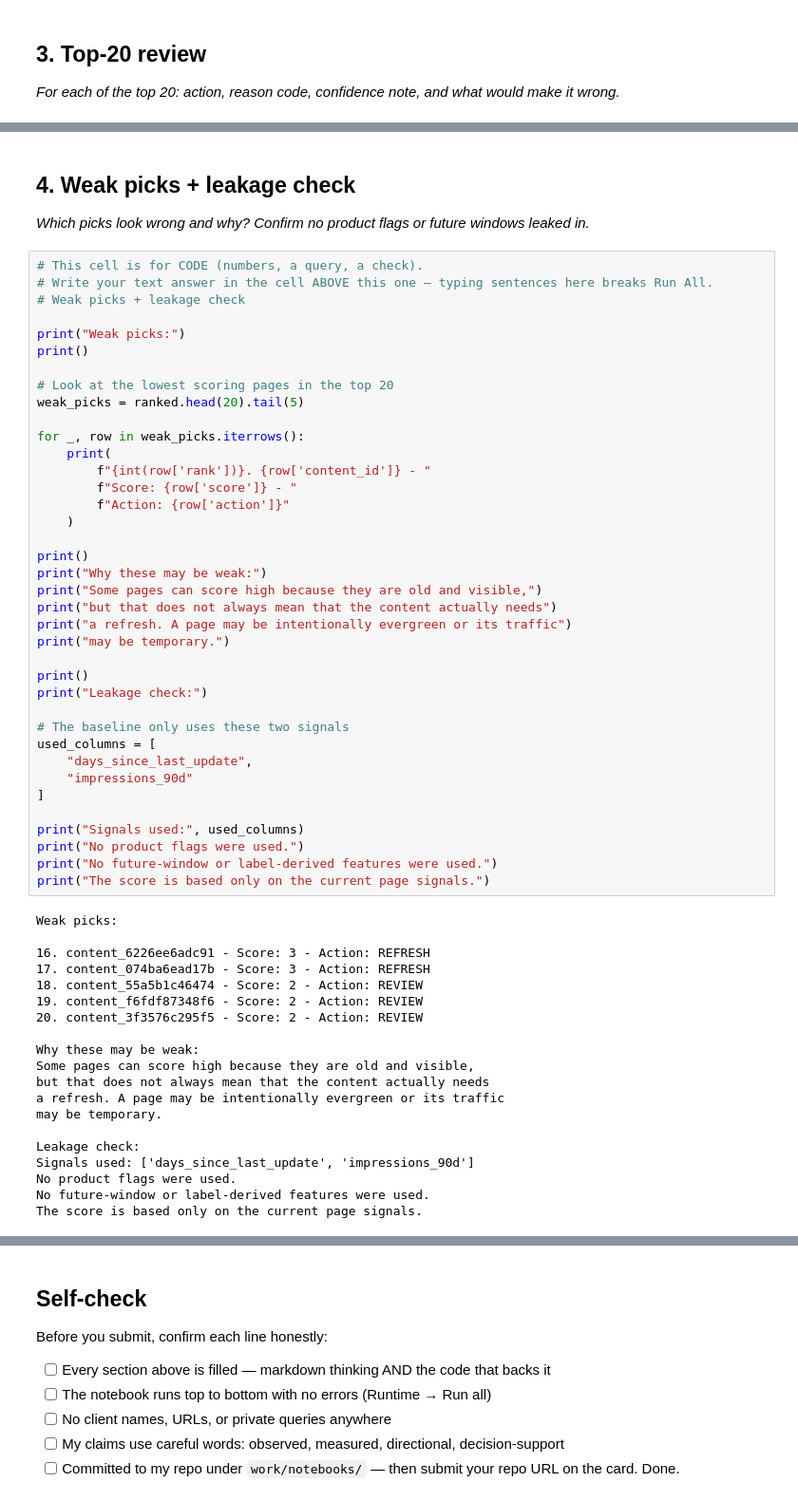
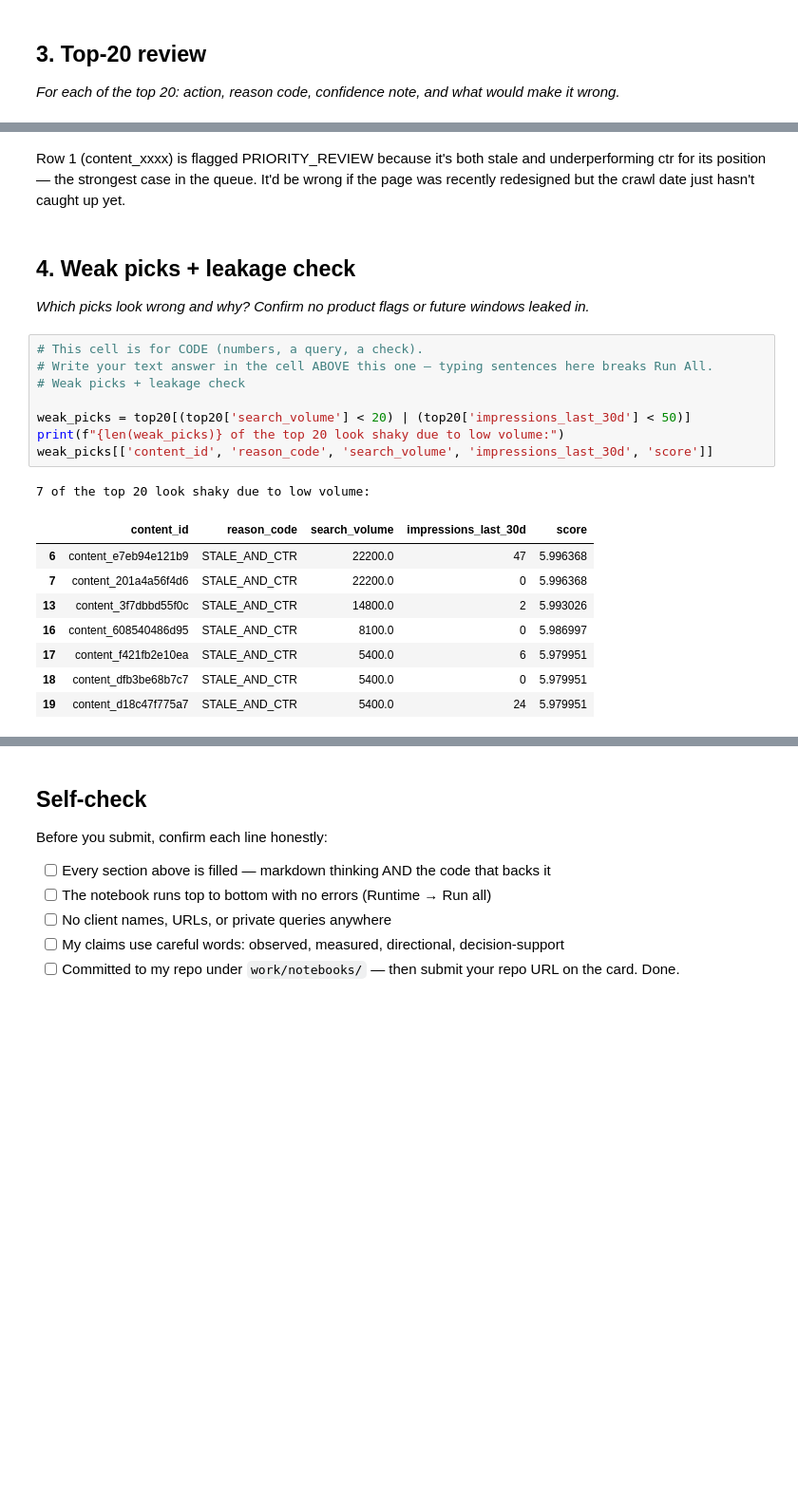
Before and after one commit to ishigupgta1234-ux/flyrank-ml-internship, a Jupyter notebook: work/notebooks/w04_baseline_score.ipynb, the cells around one changed output, grey strips where cells are left out. Shown at 95% size. Drawn from its saved outputs; the diff is of its cells as text; blank space fills up the shorter version.

```diff
--- a/work/notebooks/w04_baseline_score.ipynb
+++ b/work/notebooks/w04_baseline_score.ipynb
@@ -162,3 +185,7 @@ for i, row in top20.iterrows():
+# %% [markdown]
+Row 1 (content_xxxx) is flagged PRIORITY_REVIEW because it's both stale and
+underperforming ctr for its position — the strongest case in the queue. It'd be wrong
+if the page was recently redesigned but the crawl date just hasn't caught up yet.
 # %% [markdown]
 ## 4. Weak picks + leakage check
 
@@ -166,58 +193,18 @@ for i, row in top20.iterrows():
 # %%
 # This cell is for CODE (numbers, a query, a check).
 # Write your text answer in the cell ABOVE this one — typing sentences here breaks Run All.
 # Weak picks + leakage check
 
-print("Weak picks:")
-print()
-
-# Look at the lowest scoring pages in the top 20
-weak_picks = ranked.head(20).tail(5)
-
-for _, row in weak_picks.iterrows():
-    print(
-        f"{int(row['rank'])}. {row['content_id']} - "
-        f"Score: {row['score']} - "
-        f"Action: {row['action']}"
-    )
-
-print()
-print("Why these may be weak:")
-print("Some pages can score high because they are old and visible,")
-print("but that does not always mean that the content actually needs")
-print("a refresh. A page may be intentionally evergreen or its traffic")
-print("may be temporary.")
-
-print()
-print("Leakage check:")
-
-# The baseline only uses these two signals
-used_columns = [
-    "days_since_last_update",
-    "impressions_90d"
-]
-
-print("Signals used:", used_columns)
-print("No product flags were used.")
-print("No future-window or label-derived features were used.")
-print("The score is based only on the current page signals.")
+weak_picks = top20[(top20['search_volume'] < 20) | (top20['impressions_last_30d'] < 50)]
+print(f"{len(weak_picks)} of the top 20 look shaky due to low volume:")
+weak_picks[['content_id', 'reason_code', 'search_volume', 'impressions_last_30d', 'score']]
 # %% [output]
-Weak picks:
-
-16. content_6226ee6adc91 - Score: 3 - Action: REFRESH
-17. content_074ba6ead17b - Score: 3 - Action: REFRESH
-18. content_55a5b1c46474 - Score: 2 - Action: REVIEW
-19. content_f6fdf87348f6 - Score: 2 - Action: REVIEW
-20. content_3f3576c295f5 - Score: 2 - Action: REVIEW
-
-Why these may be weak:
-Some pages can score high because they are old and visible,
-but that does not always mean that the content actually needs
-a refresh. A page may be intentionally evergreen or its traffic
-may be temporary.
-
-Leakage check:
-Signals used: ['days_since_last_update', 'impressions_90d']
-No product flags were used.
-No future-window or label-derived features were used.
-The score is based only on the current page signals.
+7 of the top 20 look shaky due to low volume:
+|  | content_id | reason_code | search_volume | impressions_last_30d | score |
+| 6 | content_e7eb94e121b9 | STALE_AND_CTR | 22200.0 | 47 | 5.996368 |
+| 7 | content_201a4a56f4d6 | STALE_AND_CTR | 22200.0 | 0 | 5.996368 |
+| 13 | content_3f7dbbd55f0c | STALE_AND_CTR | 14800.0 | 2 | 5.993026 |
+| 16 | content_608540486d95 | STALE_AND_CTR | 8100.0 | 0 | 5.986997 |
+| 17 | content_f421fb2e10ea | STALE_AND_CTR | 5400.0 | 6 | 5.979951 |
+| 18 | content_dfb3be68b7c7 | STALE_AND_CTR | 5400.0 | 0 | 5.979951 |
+| 19 | content_d18c47f775a7 | STALE_AND_CTR | 5400.0 | 24 | 5.979951 |
```
Also changed, not shown: parts of 8 cells of this notebook.
